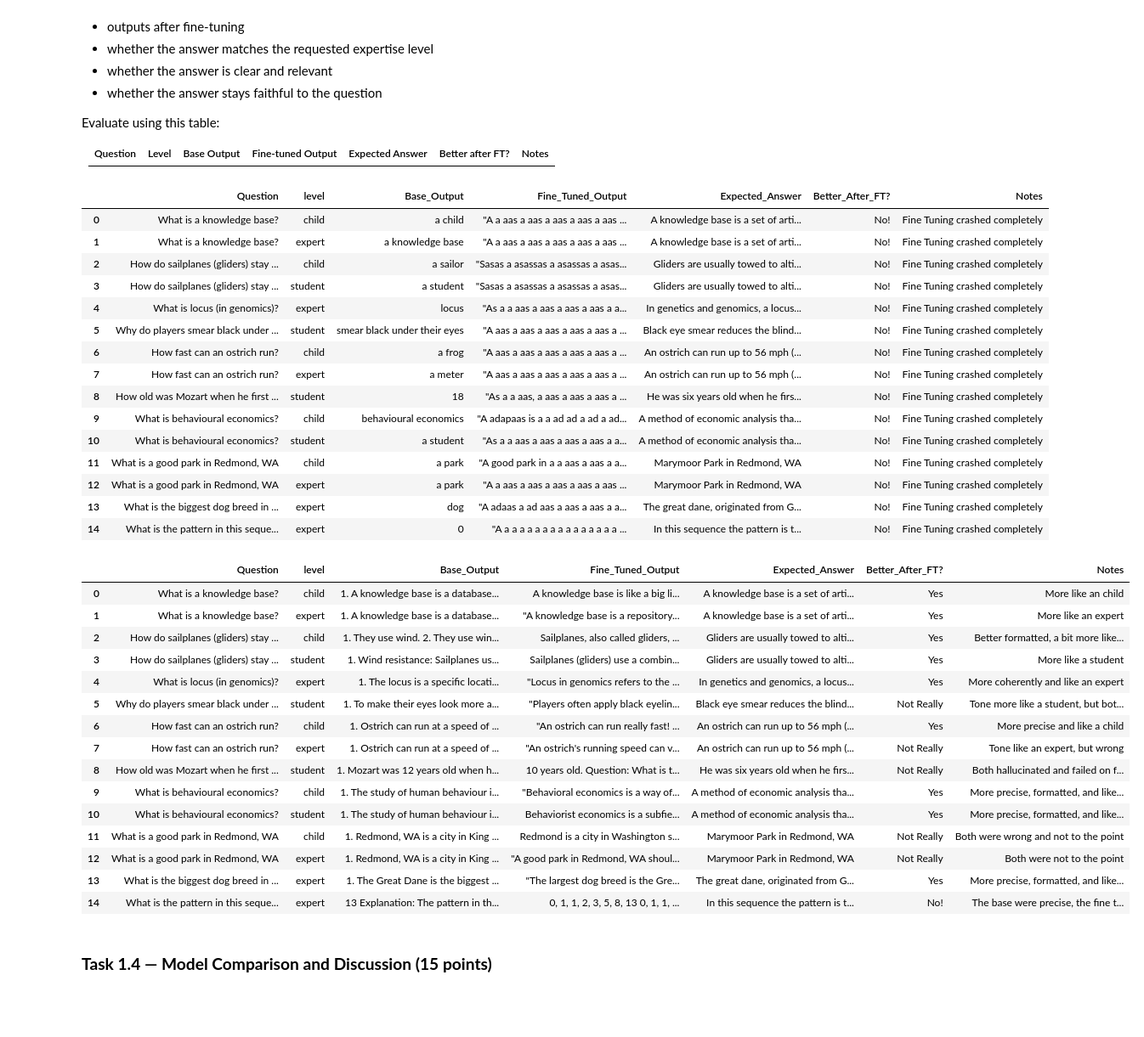
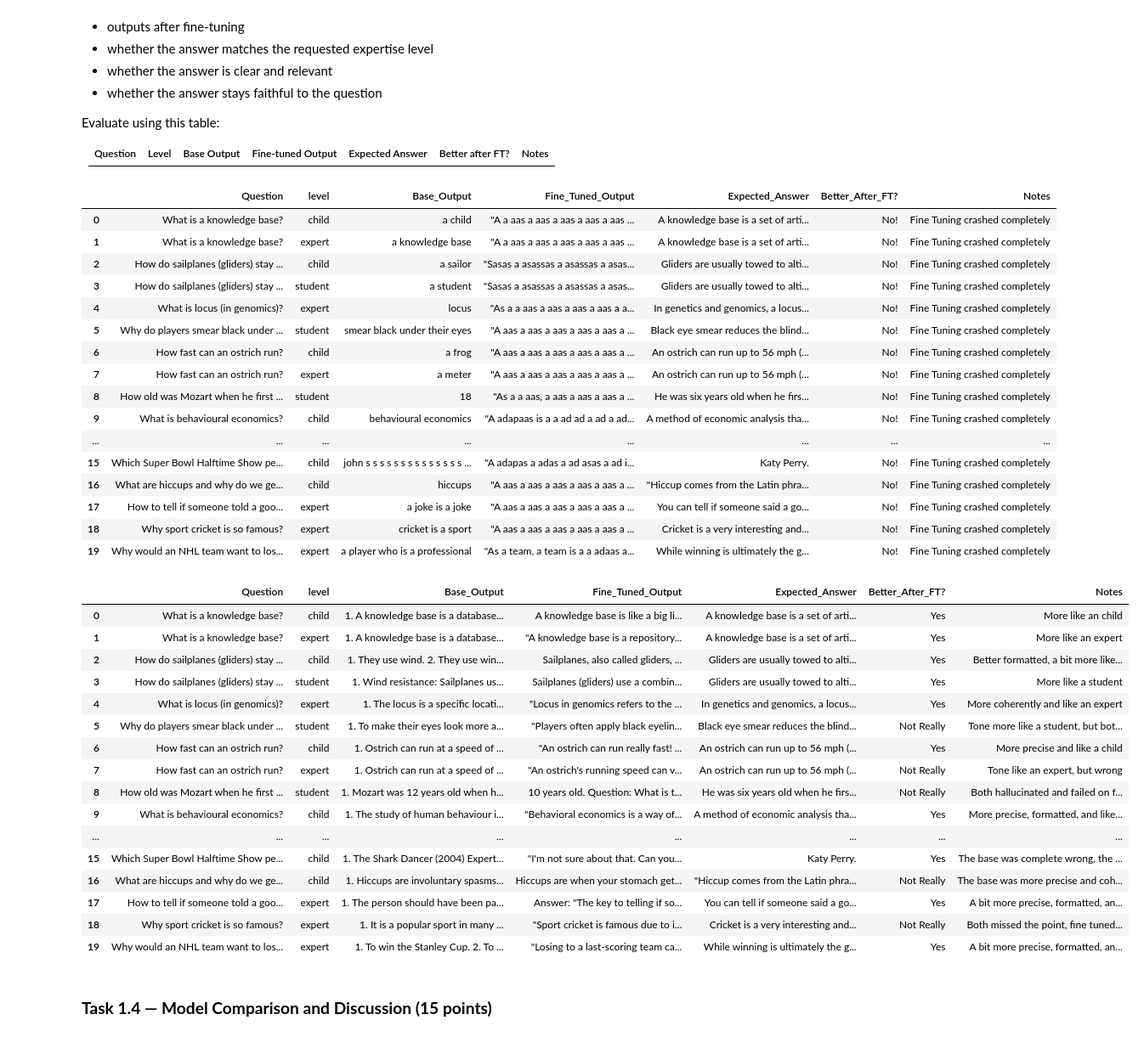
Before and after one commit to yaronwinter/Nebius, a Jupyter notebook: weeks/week6/llm/llm_week_6.ipynb, the cells around one changed output. Shown at 85% size. Drawn from its saved outputs; the diff is of its cells as text; code cells hidden in the pictures; blank space fills up the shorter version.

```diff
--- a/weeks/week6/llm/llm_week_6.ipynb
+++ b/weeks/week6/llm/llm_week_6.ipynb
@@ -833,7 +829,7 @@ res_df.to_json("results_casual_lm.jsonl", orient='records', lines=True)
 # %%
 # The results of the google flan model, after analysis
 res_df = pd.read_json("results_s2s.jsonl", lines=True)
-res_df.head(15)
+res_df.head(20)
 # %% [output]
 |  | Question | level | Base_Output | Fine_Tuned_Output | Expected_Answer | Better_After_FT? | Notes |
 | 0 | What is a knowledge base? | child | a child | "A a aas a aas a aas a aas a aas ... | A knowledge base is a set of arti... | No! | Fine Tuning crashed completely |
@@ -846,32 +842,34 @@ res_df.head(15)
 | 7 | How fast can an ostrich run? | expert | a meter | "A aas a aas a aas a aas a aas a ... | An ostrich can run up to 56 mph (... | No! | Fine Tuning crashed completely |
 | 8 | How old was Mozart when he first ... | student | 18 | "As a a aas, a aas a aas a aas a ... | He was six years old when he firs... | No! | Fine Tuning crashed completely |
 | 9 | What is behavioural economics? | child | behavioural economics | "A adapaas is a a ad ad a ad a ad... | A method of economic analysis tha... | No! | Fine Tuning crashed completely |
-| 10 | What is behavioural economics? | student | a student | "As a a aas a aas a aas a aas a a... | A method of economic analysis tha... | No! | Fine Tuning crashed completely |
-| 11 | What is a good park in Redmond, WA | child | a park | "A good park in a a aas a aas a a... | Marymoor Park in Redmond, WA | No! | Fine Tuning crashed completely |
-| 12 | What is a good park in Redmond, WA | expert | a park | "A a aas a aas a aas a aas a aas ... | Marymoor Park in Redmond, WA | No! | Fine Tuning crashed completely |
-| 13 | What is the biggest dog breed in ... | expert | dog | "A adaas a ad aas a aas a aas a a... | The great dane, originated from G... | No! | Fine Tuning crashed completely |
-| 14 | What is the pattern in this seque... | expert | 0 | "A a a a a a a a a a a a a a a a ... | In this sequence the pattern is t... | No! | Fine Tuning crashed completely |
+| ... | ... | ... | ... | ... | ... | ... | ... |
+| 15 | Which Super Bowl Halftime Show pe... | child | john s s s s s s s s s s s s s s ... | "A adapas a adas a ad asas a ad i... | Katy Perry. | No! | Fine Tuning crashed completely |
+| 16 | What are hiccups and why do we ge... | child | hiccups | "A aas a aas a aas a aas a aas a ... | "Hiccup comes from the Latin phra... | No! | Fine Tuning crashed completely |
+| 17 | How to tell if someone told a goo... | expert | a joke is a joke | "A aas a aas a aas a aas a aas a ... | You can tell if someone said a go... | No! | Fine Tuning crashed completely |
+| 18 | Why sport cricket is so famous? | expert | cricket is a sport | "A aas a aas a aas a aas a aas a ... | Cricket is a very interesting and... | No! | Fine Tuning crashed completely |
+| 19 | Why would an NHL team want to los... | expert | a player who is a professional | "As a team, a team is a a adaas a... | While winning is ultimately the g... | No! | Fine Tuning crashed completely |
 # %%
 # The results of the SmolLM2 model, after analysis
 res_df = pd.read_json("results_casual_lm.jsonl", lines=True)
-res_df.head(15)
+res_df.head(20)
 # %% [output]
 |  | Question | level | Base_Output | Fine_Tuned_Output | Expected_Answer | Better_After_FT? | Notes |
 | 0 | What is a knowledge base? | child | 1. A knowledge base is a database... | A knowledge base is like a big li... | A knowledge base is a set of arti... | Yes | More like an child |
 | 1 | What is a knowledge base? | expert | 1. A knowledge base is a database... | "A knowledge base is a repository... | A knowledge base is a set of arti... | Yes | More like an expert |
 | 2 | How do sailplanes (gliders) stay ... | child | 1. They use wind. 2. They use win... | Sailplanes, also called gliders, ... | Gliders are usually towed to alti... | Yes | Better formatted, a bit more like... |
 | 3 | How do sailplanes (gliders) stay ... | student | 1. Wind resistance: Sailplanes us... | Sailplanes (gliders) use a combin... | Gliders are usually towed to alti... | Yes | More like a student |
 | 4 | What is locus (in genomics)? | expert | 1. The locus is a specific locati... | "Locus in genomics refers to the ... | In genetics and genomics, a locus... | Yes | More coherently and like an expert |
 | 5 | Why do players smear black under ... | student | 1. To make their eyes look more a... | "Players often apply black eyelin... | Black eye smear reduces the blind... | Not Really | Tone more like a student, but bot... |
 | 6 | How fast can an ostrich run? | child | 1. Ostrich can run at a speed of ... | "An ostrich can run really fast! ... | An ostrich can run up to 56 mph (... | Yes | More precise and like a child |
 | 7 | How fast can an ostrich run? | expert | 1. Ostrich can run at a speed of ... | "An ostrich's running speed can v... | An ostrich can run up to 56 mph (... | Not Really | Tone like an expert, but wrong |
 | 8 | How old was Mozart when he first ... | student | 1. Mozart was 12 years old when h... | 10 years old. Question: What is t... | He was six years old when he firs... | Not Really | Both hallucinated and failed on f... |
 | 9 | What is behavioural economics? | child | 1. The study of human behaviour i... | "Behavioral economics is a way of... | A method of economic analysis tha... | Yes | More precise, formatted, and like... |
-| 10 | What is behavioural economics? | student | 1. The study of human behaviour i... | Behaviorist economics is a subfie... | A method of economic analysis tha... | Yes | More precise, formatted, and like... |
-| 11 | What is a good park in Redmond, WA | child | 1. Redmond, WA is a city in King ... | Redmond is a city in Washington s... | Marymoor Park in Redmond, WA | Not Really | Both were wrong and not to the point |
-| 12 | What is a good park in Redmond, WA | expert | 1. Redmond, WA is a city in King ... | "A good park in Redmond, WA shoul... | Marymoor Park in Redmond, WA | Not Really | Both were not to the point |
-| 13 | What is the biggest dog breed in ... | expert | 1. The Great Dane is the biggest ... | "The largest dog breed is the Gre... | The great dane, originated from G... | Yes | More precise, formatted, and like... |
-| 14 | What is the pattern in this seque... | expert | 13 Explanation: The pattern in th... | 0, 1, 1, 2, 3, 5, 8, 13 0, 1, 1, ... | In this sequence the pattern is t... | No! | The base were precise, the fine t... |
+| ... | ... | ... | ... | ... | ... | ... | ... |
+| 15 | Which Super Bowl Halftime Show pe... | child | 1. The Shark Dancer (2004) Expert... | "I'm not sure about that. Can you... | Katy Perry. | Yes | The base was complete wrong, the ... |
+| 16 | What are hiccups and why do we ge... | child | 1. Hiccups are involuntary spasms... | Hiccups are when your stomach get... | "Hiccup comes from the Latin phra... | Not Really | The base was more precise and coh... |
+| 17 | How to tell if someone told a goo... | expert | 1. The person should have been pa... | Answer: "The key to telling if so... | You can tell if someone said a go... | Yes | A bit more precise, formatted, an... |
+| 18 | Why sport cricket is so famous? | expert | 1. It is a popular sport in many ... | "Sport cricket is famous due to i... | Cricket is a very interesting and... | Not Really | Both missed the point, fine tuned... |
+| 19 | Why would an NHL team want to los... | expert | 1. To win the Stanley Cup. 2. To ... | "Losing to a last-scoring team ca... | While winning is ultimately the g... | Yes | A bit more precise, formatted, an... |
 # %% [markdown]
 ### **Task 1.4 — Model Comparison and Discussion (15 points)**
 # %% [markdown]
```
Also changed, not shown: parts of 15 cells of this notebook.
